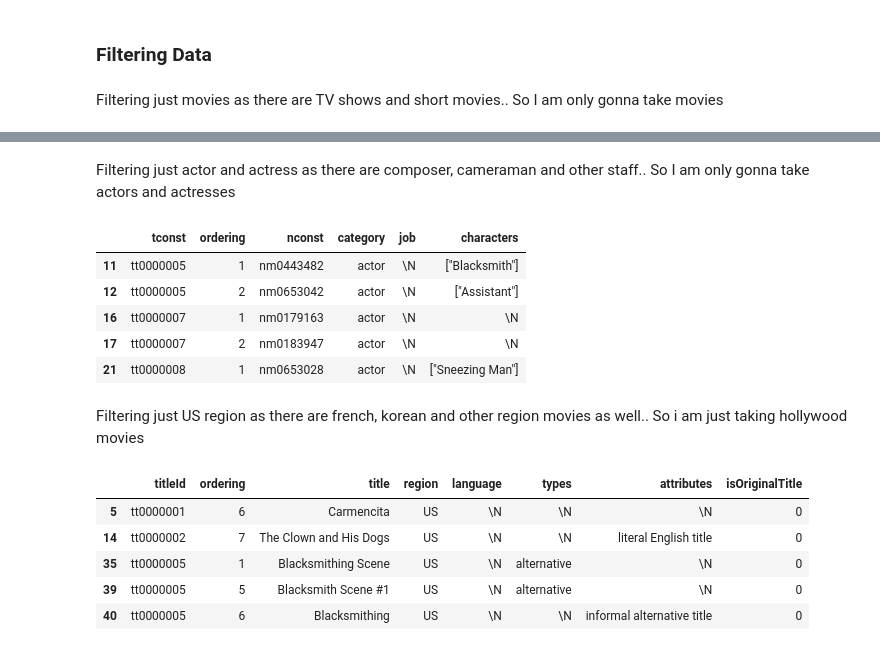
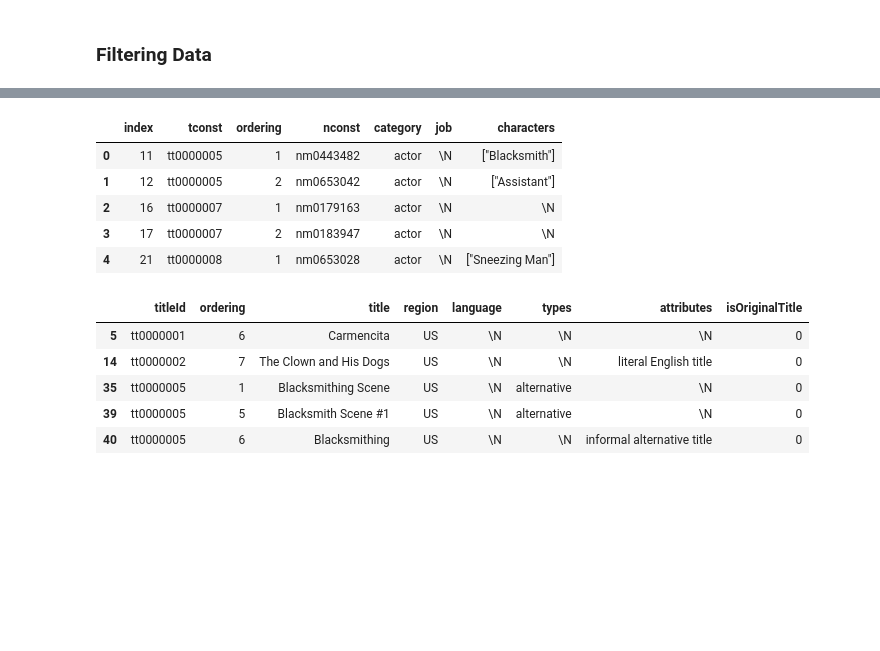
Before and after one commit to subhashjha35/Movie-Recommendation-System, a Jupyter notebook: Movie Recommender.ipynb, the cells around one changed output, grey strips where cells are left out. Saved outputs shown, nothing was run; the diff lists cells and outputs as text; code cells hidden in the pictures; blank space fills up the shorter version.

```diff
--- a/Movie Recommender.ipynb
+++ b/Movie Recommender.ipynb
@@ -69,9 +69,6 @@ titles_info_df.head()
 | 4 | tt0000001 | 5 | Карменсита | RU | \N | imdbDisplay | \N | 0 |
 # %% [markdown]
 ### Filtering Data
-# %% [markdown]
-Filtering just movies as there are TV shows and short movies..
-So I am only gonna take movies
 # %%
 basics_df.query("titleType == 'movie'", inplace=True)
 basics_df.head()
@@ -82,22 +79,16 @@ basics_df.head()
 | 498 | tt0000502 | movie | Bohemios | Bohemios | 0 | 1905 | 0 | 100 | 0 |
 | 570 | tt0000574 | movie | The Story of the Kelly Gang | The Story of the Kelly Gang | 0 | 1906 | 0 | 70 | Biography,Crime,Drama |
 | 610 | tt0000615 | movie | Robbery Under Arms | Robbery Under Arms | 0 | 1907 | 0 | 0 | Drama |
-# %% [markdown]
-Filtering just actor and actress as there are composer, cameraman and other staff..
-So I am only gonna take actors and actresses
 # %%
-principals_df=principals_df.query("category in ['actor', 'actress']")
+principals_df=principals_df.query("category in ['actor', 'actress']").reset_index()
 principals_df.head()
 # %% [output]
-|  | tconst | ordering | nconst | category | job | characters |
-| 11 | tt0000005 | 1 | nm0443482 | actor | \N | ["Blacksmith"] |
-| 12 | tt0000005 | 2 | nm0653042 | actor | \N | ["Assistant"] |
-| 16 | tt0000007 | 1 | nm0179163 | actor | \N | \N |
-| 17 | tt0000007 | 2 | nm0183947 | actor | \N | \N |
-| 21 | tt0000008 | 1 | nm0653028 | actor | \N | ["Sneezing Man"] |
+|  | index | tconst | ordering | nconst | category | job | characters |
+| 0 | 11 | tt0000005 | 1 | nm0443482 | actor | \N | ["Blacksmith"] |
+| 1 | 12 | tt0000005 | 2 | nm0653042 | actor | \N | ["Assistant"] |
+| 2 | 16 | tt0000007 | 1 | nm0179163 | actor | \N | \N |
+| 3 | 17 | tt0000007 | 2 | nm0183947 | actor | \N | \N |
+| 4 | 21 | tt0000008 | 1 | nm0653028 | actor | \N | ["Sneezing Man"] |
-# %% [markdown]
-Filtering just US region as there are french, korean and other region movies as well..
-So i am just taking hollywood movies
 # %%
 titles_info_df = titles_info_df.query("region in ['US']")
 titles_info_df.head()
```
Also changed, not shown: parts of 19 cells of this notebook, 44 other files.
